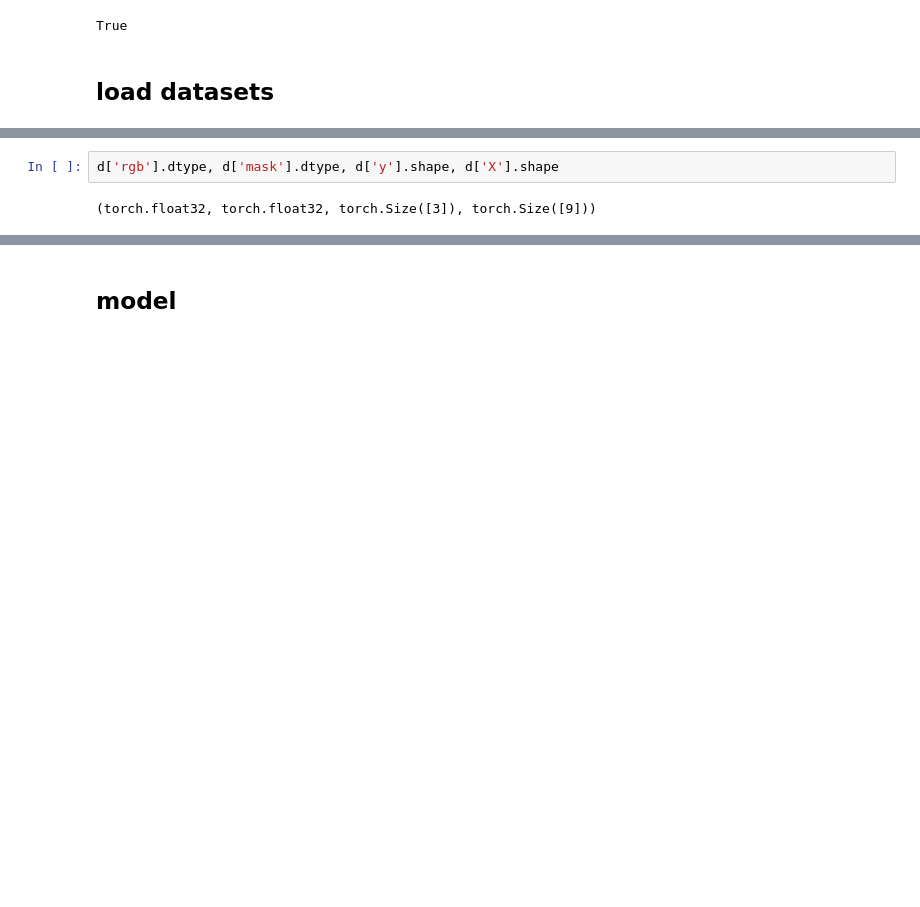
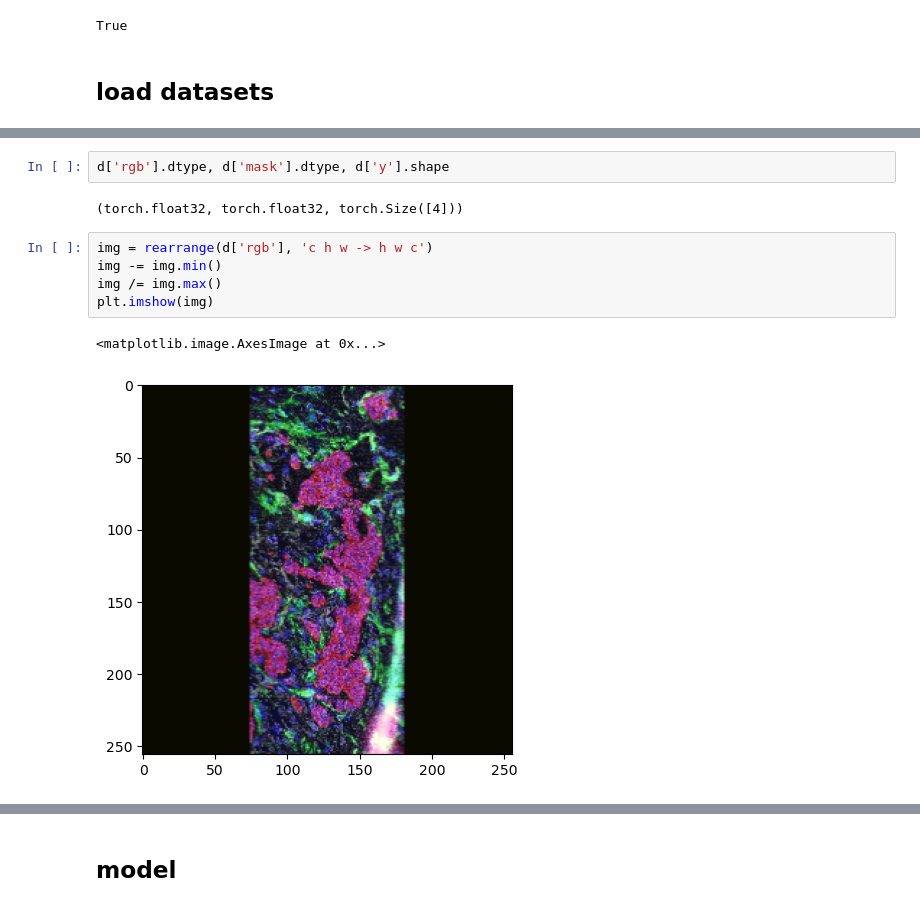
Before and after one commit to estorrs/multiplex-imaging-pipeline, a Jupyter notebook: notebooks/region_classification_model_v2.ipynb, the cells around one changed output, grey strips where cells are left out. Saved outputs shown, nothing was run; the diff lists cells and outputs as text; blank space fills up the shorter version.

```diff
--- a/notebooks/region_classification_model_v2.ipynb
+++ b/notebooks/region_classification_model_v2.ipynb
@@ -178,7 +110,15 @@ dict_keys(['mask', 'rgb', 'y', 'X'])
 # %%
-d['rgb'].dtype, d['mask'].dtype, d['y'].shape, d['X'].shape
+d['rgb'].dtype, d['mask'].dtype, d['y'].shape
 # %% [output]
-(torch.float32, torch.float32, torch.Size([3]), torch.Size([9]))
+(torch.float32, torch.float32, torch.Size([4]))
+# %%
+img = rearrange(d['rgb'], 'c h w -> h w c')
+img -= img.min()
+img /= img.max()
+plt.imshow(img)
+# %% [output]
+<matplotlib.image.AxesImage at 0x...>
+[figure, added]
 # %%
 plt.imshow(d['mask'][0])
 # %% [output]
```
Also changed, not shown: parts of 32 cells of this notebook, 1 other file.
